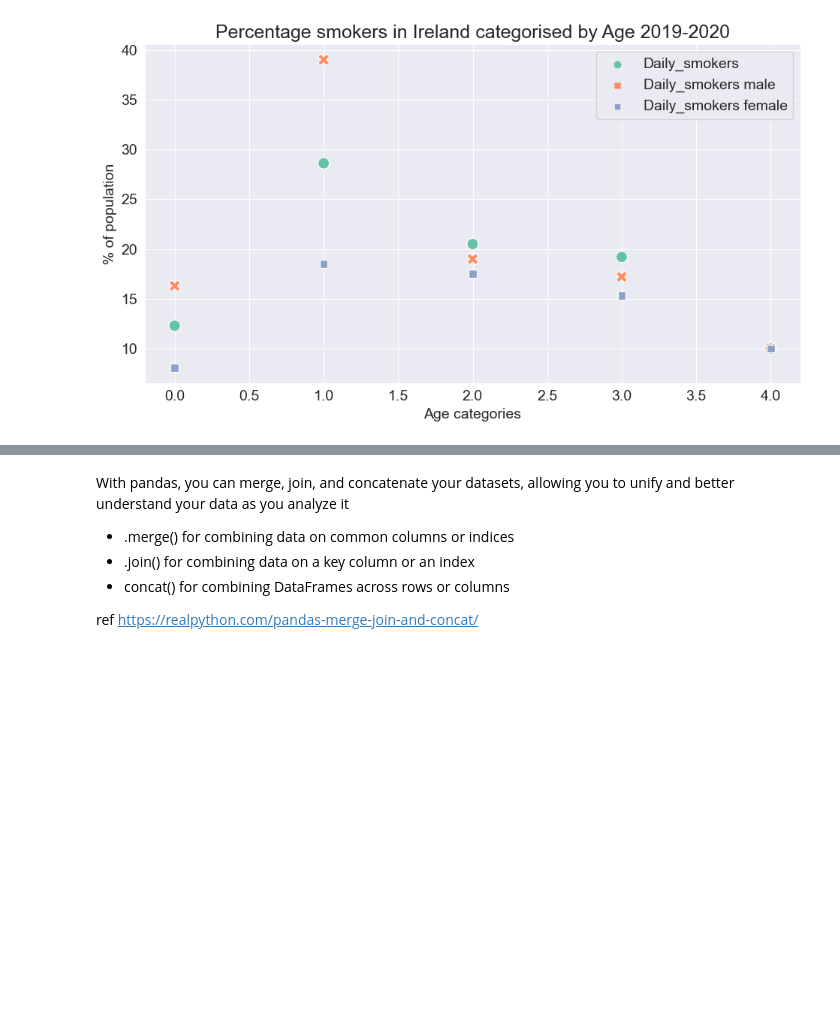
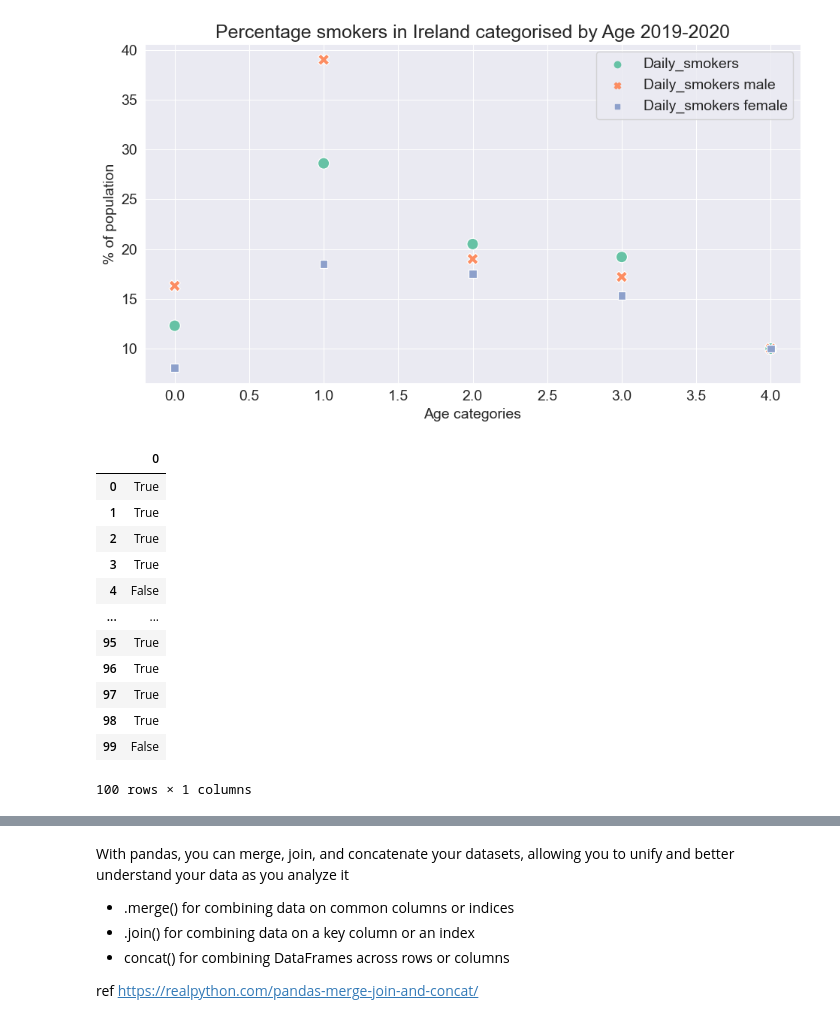
Before and after one commit to BridK02/PfDA-assignment, a Jupyter notebook: PfDA_Assignment.ipynb, the cells around one changed output, grey strips where cells are left out. Drawn from its saved outputs; the diff is of its cells as text; code cells hidden in the pictures; blank space fills up the shorter version.

```diff
--- a/PfDA_Assignment.ipynb
+++ b/PfDA_Assignment.ipynb
@@ -597,3 +651,24 @@ plt.rc('font', size=24)          # controls default text sizes
 plt.show()
 # %% [output]
 [figure]
+# %%
+#to create a list  of the whether the 100 pharmacy customers are smokers or not I could use random.choices and weight it with the
+# of the overall population that are smokes. In this case true will equal the person is a smoker. Overall 17.4% of the popukation are smokers
+Is_a_smoker = random.choices([True, False], weights=[8.3, 1.7], k=100)
+df_Is_a_smoker = pd.DataFrame
+(Is_a_smoker)
+df_Is_a_smoker
+# %% [output]
+|  | 0 |
+| 0 | True |
+| 1 | True |
+| 2 | True |
+| 3 | True |
+| 4 | False |
+| ... | ... |
+| 95 | True |
+| 96 | True |
+| 97 | True |
+| 98 | True |
+| 99 | False |
+100 rows × 1 columns
```
Also changed, not shown: parts of 12 cells of this notebook.
